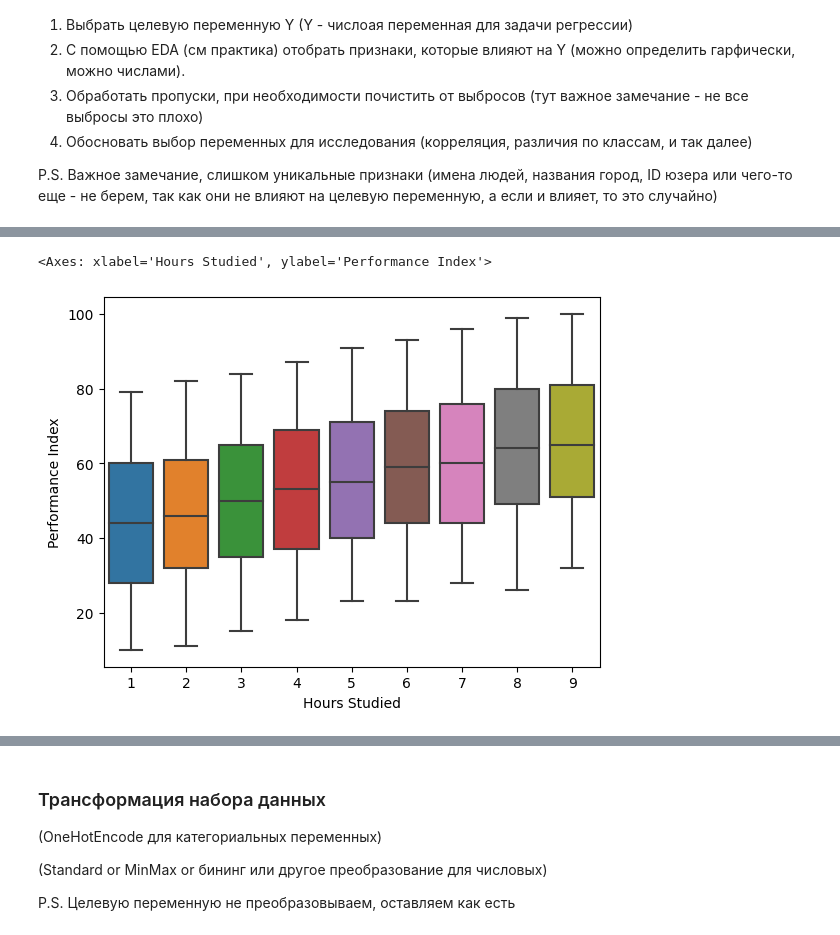
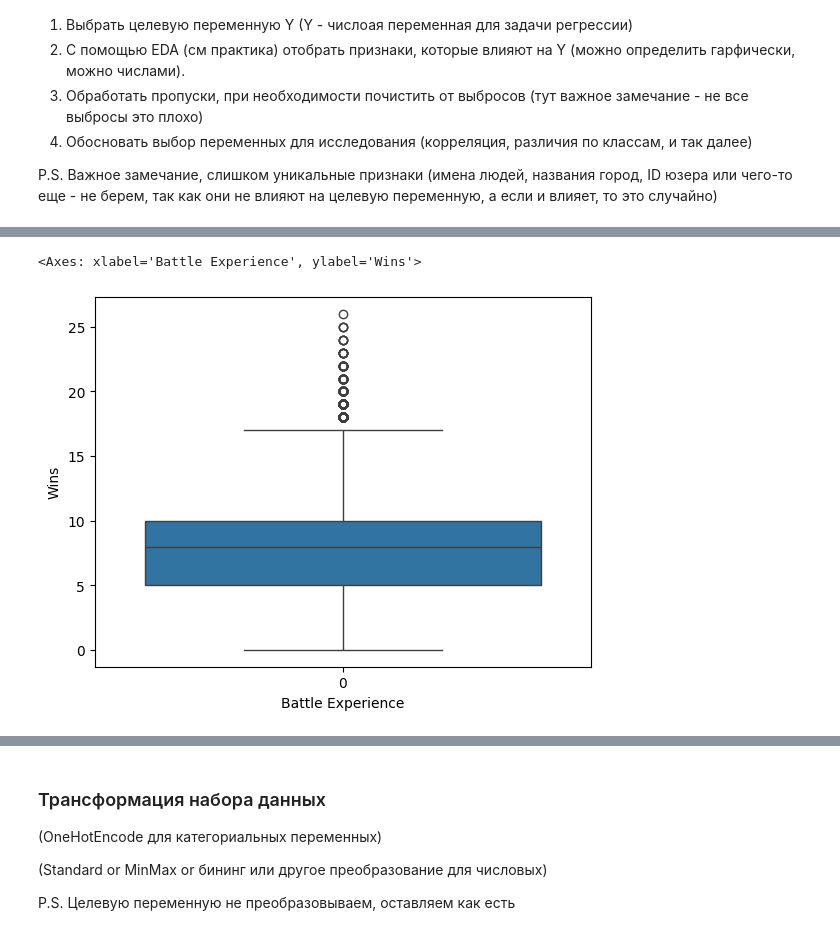
Before and after one commit to Natalys2003/Machine-learn, a Jupyter notebook: Задание_5.ipynb, the cells around one changed output, grey strips where cells are left out. Drawn from its saved outputs; the diff is of its cells as text; code cells hidden in the pictures.

```diff
--- a/Задание_5.ipynb
+++ b/Задание_5.ipynb
@@ -14,10 +14,10 @@ import matplotlib.pyplot as plt
 from sklearn.model_selection import train_test_split
 
 import pandas as pd
-df = pd.read_csv("/content/Student_Performance.csv")
+df = pd.read_csv("/content/gladiator_data.csv")
 
 
-df['Extracurricular Activities'] = [1 if item == 'Yes' else 0 for item in df['Extracurricular Activities']]
+df['Battle Experience'] = [1 if item == 'Yes' else 0 for item in df['Battle Experience']]
 
 df
 df.info()
@@ -85,8 +89,8 @@ plt.show()
 # %%
-sns.boxplot(data=df, x='Hours Studied', y='Performance Index')
+sns.boxplot(data=df, x='Battle Experience', y='Wins')
 # %% [output]
-<Axes: xlabel='Hours Studied', ylabel='Performance Index'>
+<Axes: xlabel='Battle Experience', ylabel='Wins'>
-[figure, old version]
+[figure, new version]
 # %%
 correlation_matrix = df.corr()
 plt.figure(figsize=(10, 8))
```
Also changed, not shown: parts of 17 cells of this notebook.
